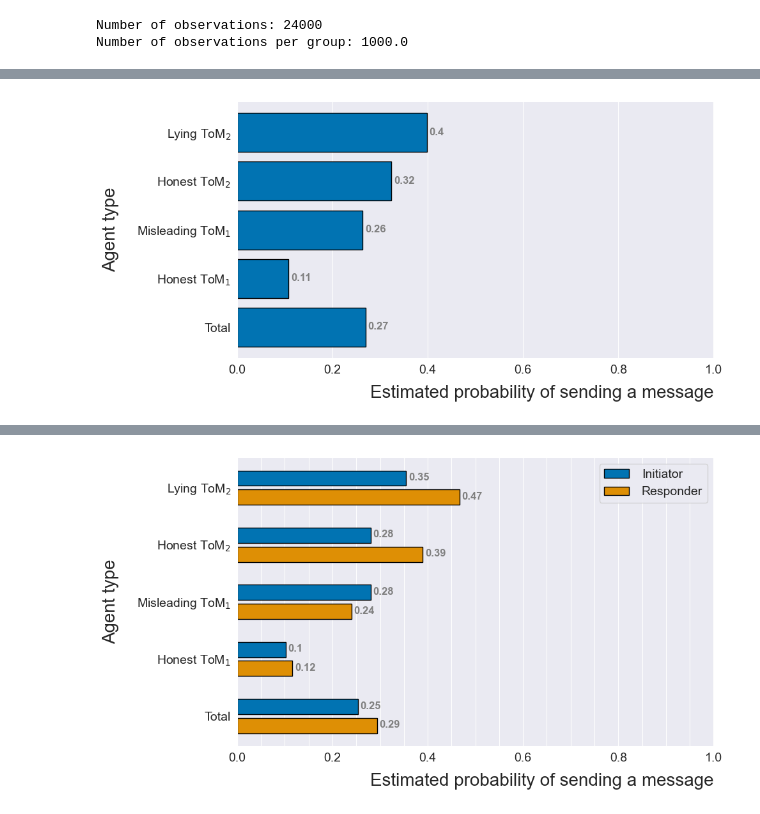
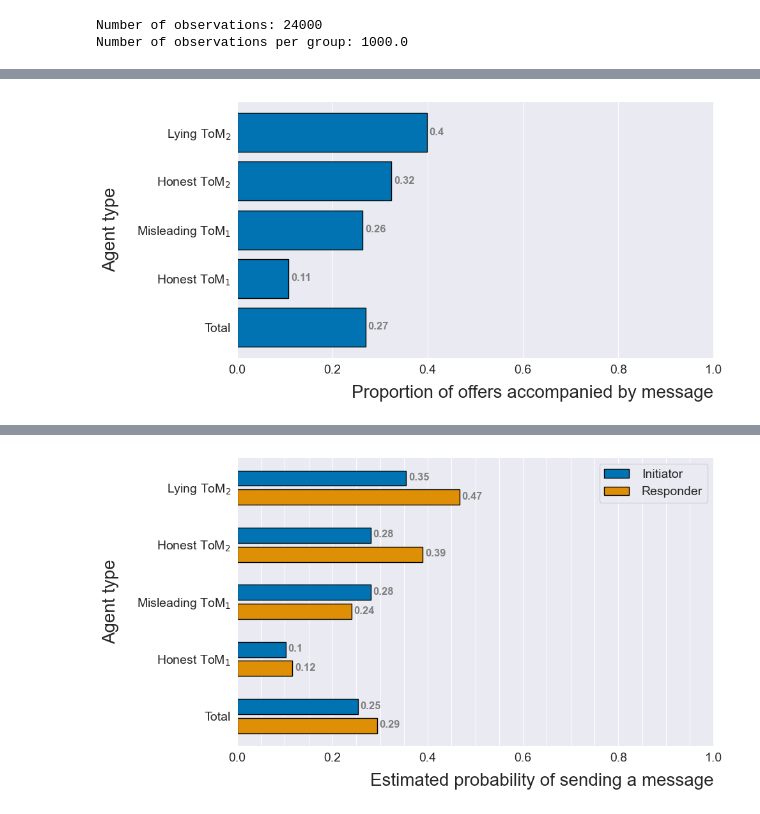
Before and after one commit to SverreBr/MasterThesis, a Jupyter notebook: py_src/expDetermineProbCompare.ipynb, the cells around one changed output, grey strips where cells are left out. Saved outputs shown, nothing was run; the diff lists cells and outputs as text; code cells hidden in the pictures.

```diff
--- a/py_src/expDetermineProbCompare.ipynb
+++ b/py_src/expDetermineProbCompare.ipynb
@@ -135,35 +135,35 @@ def make_plot(data):
                 color ='grey')
 
     ax.set_xlim(right=1.0, left=0.0)
 
     ax.yaxis.grid(False)
     ax.xaxis.grid(True, which="both")
 
     y_labels = [r"Lying ToM$_2$",
                 r"Honest ToM$_2$",
                 r"Misleading ToM$_1$",
                 r"Honest ToM$_1$",
                 "Total"]
 
 
     ax.set_yticklabels(y_labels)
     ax.tick_params(axis='both', labelsize=TICK_SIZE)
 
     ax.invert_yaxis()
 
     ax.set_ylabel("Agent type", fontsize=LABEL_SIZE, labelpad=20)
-    ax.set_xlabel("Estimated probability of sending a message", fontsize=LABEL_SIZE, loc="right", labelpad=10)
+    ax.set_xlabel("Proportion of offers accompanied by message", fontsize=LABEL_SIZE, loc="right", labelpad=10)
 
     fig.tight_layout()
     # plt.minorticks_on()
 
 make_plot(df_results)
 if PARETO:
     plt.savefig(figure_path + "barplot_pareto.pdf")
 else:
     plt.savefig(figure_path + "barplot.pdf")
 # %% [output]
-[figure, old version]
+[figure, new version]
 # %%
 df_results_sep = pd.DataFrame(columns=["name", "count", "nr_offers", "nr_of_messages", "nr_of_times_lied"])
 df_results_sep.loc[0] = ["init_two_canLie", 0, 0, 0, 0]
```
Also changed, not shown: 10 other files.
